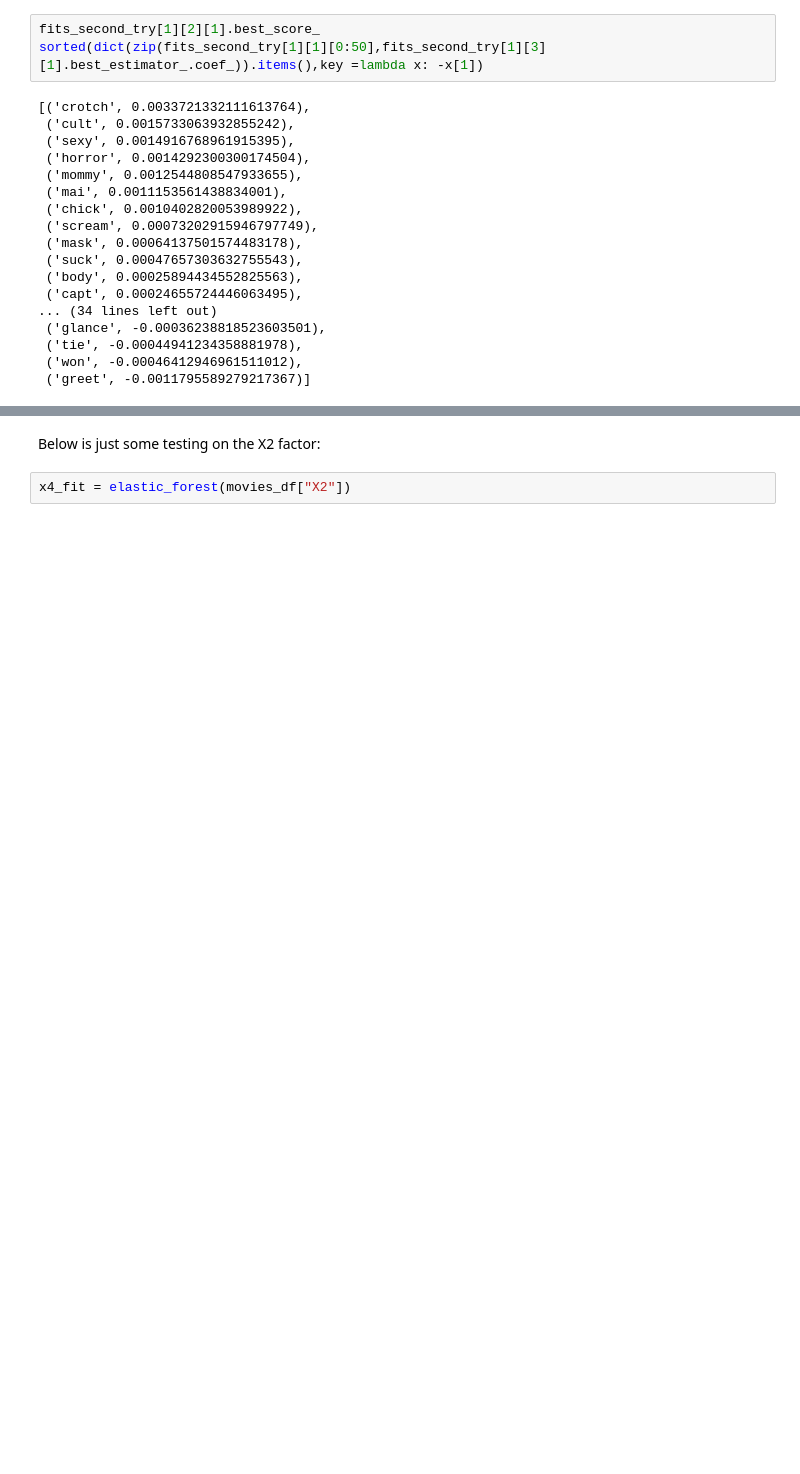
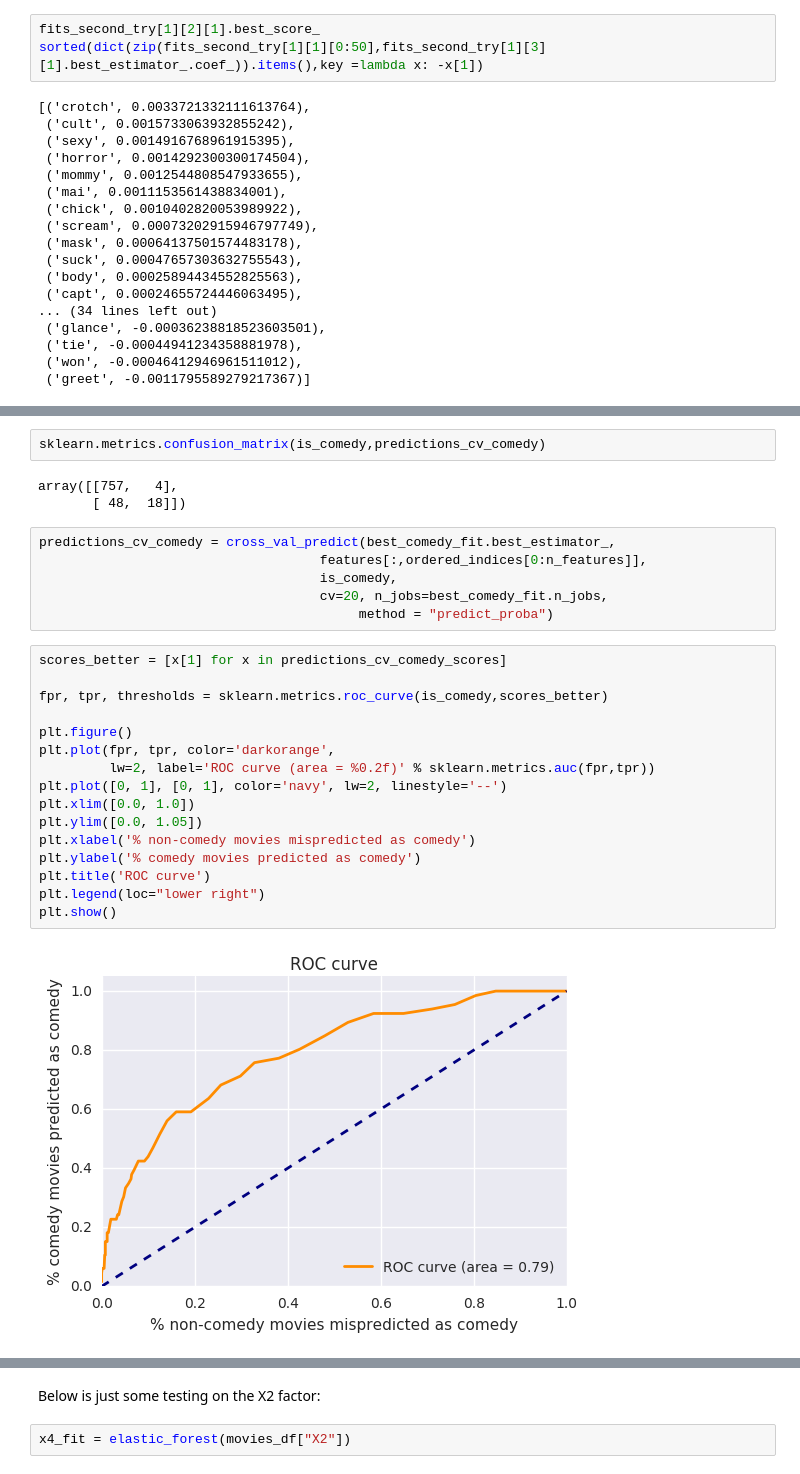
Before and after one commit to wlevine/movie-script-recommender, a Jupyter notebook: fit_words.ipynb, the cells around one changed output, grey strips where cells are left out. Saved outputs shown, nothing was run; the diff lists cells and outputs as text; blank space fills up the shorter version.

```diff
--- a/fit_words.ipynb
+++ b/fit_words.ipynb
@@ -432,0 +558,29 @@ sorted(dict(zip(fits_second_try[1][1][0:50],fits_second_try[1][3][1].best_estima
+# %%
+sklearn.metrics.confusion_matrix(is_comedy,predictions_cv_comedy)
+# %% [output]
+array([[757,   4],
+       [ 48,  18]])
+# %%
+predictions_cv_comedy = cross_val_predict(best_comedy_fit.best_estimator_,
+                                    features[:,ordered_indices[0:n_features]],
+                                    is_comedy,
+                                    cv=20, n_jobs=best_comedy_fit.n_jobs,
+                                         method = "predict_proba")
+# %%
+scores_better = [x[1] for x in predictions_cv_comedy_scores]
+
+fpr, tpr, thresholds = sklearn.metrics.roc_curve(is_comedy,scores_better)
+
+plt.figure()
+plt.plot(fpr, tpr, color='darkorange',
+         lw=2, label='ROC curve (area = %0.2f)' % sklearn.metrics.auc(fpr,tpr))
+plt.plot([0, 1], [0, 1], color='navy', lw=2, linestyle='--')
+plt.xlim([0.0, 1.0])
+plt.ylim([0.0, 1.05])
+plt.xlabel('% non-comedy movies mispredicted as comedy')
+plt.ylabel('% comedy movies predicted as comedy')
+plt.title('ROC curve')
+plt.legend(loc="lower right")
+plt.show()
+# %% [output]
+[figure, added]
```
Also changed, not shown: parts of 21 cells of this notebook, 1 other file.
